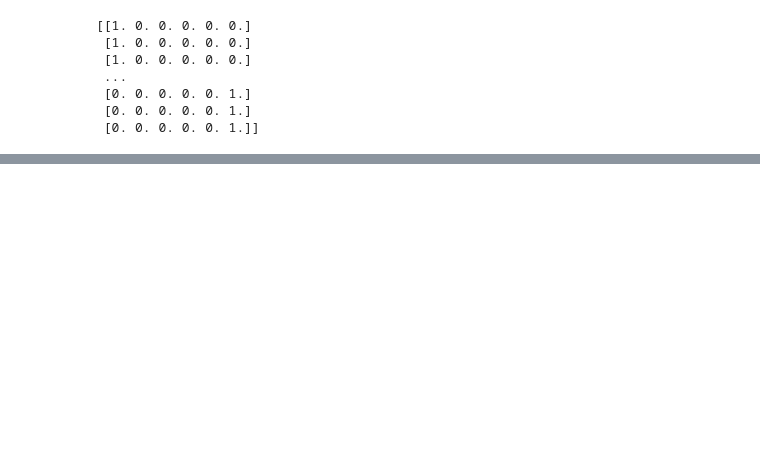
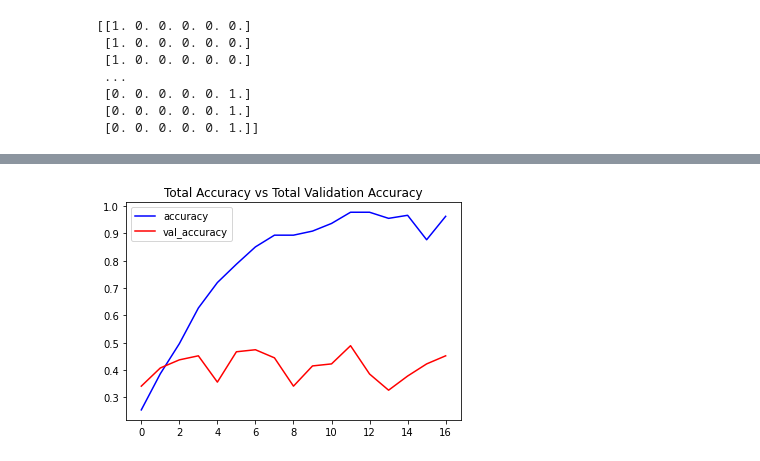
Before and after one commit to 01-DC/Applications-Of-RNN, a Jupyter notebook: HAR using CNN+LSTM on HMDB51.ipynb, the cells around one changed output, grey strips where cells are left out. Cells and saved outputs as stored; diff of their text form; code cells hidden in the pictures; blank space fills up the shorter version.

```diff
--- a/HAR using CNN+LSTM on HMDB51.ipynb
+++ b/HAR using CNN+LSTM on HMDB51.ipynb
@@ -311,0 +462,4 @@ plotMetric(lrcn_model_training, 'accuracy', 'val_accuracy', 'Total Accuracy vs T
+# %%
+plotMetric(concatenatedRNN_model_training, 'accuracy', 'val_accuracy', 'Total Accuracy vs Total Validation Accuracy')
+# %% [output]
+[figure, added]
```
Also changed, not shown: parts of 31 cells of this notebook, 1 other file.
